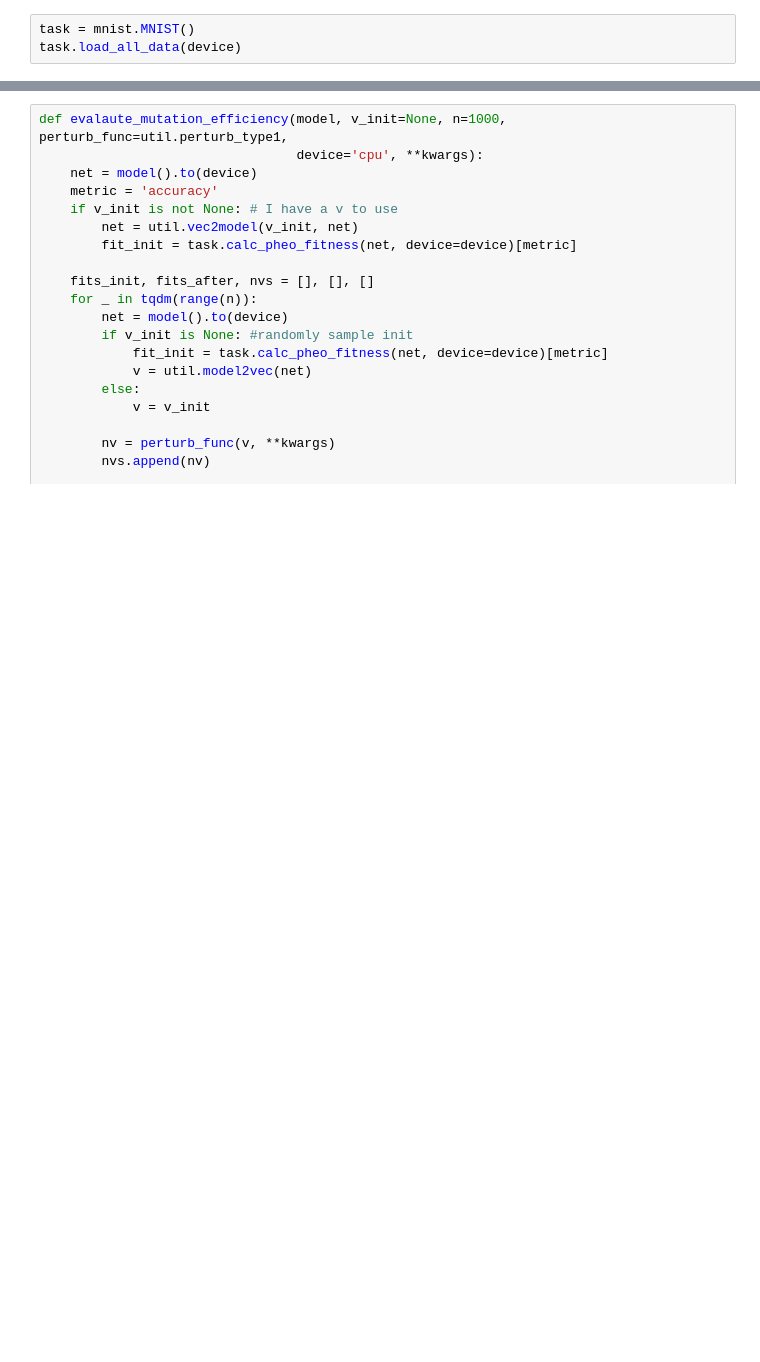
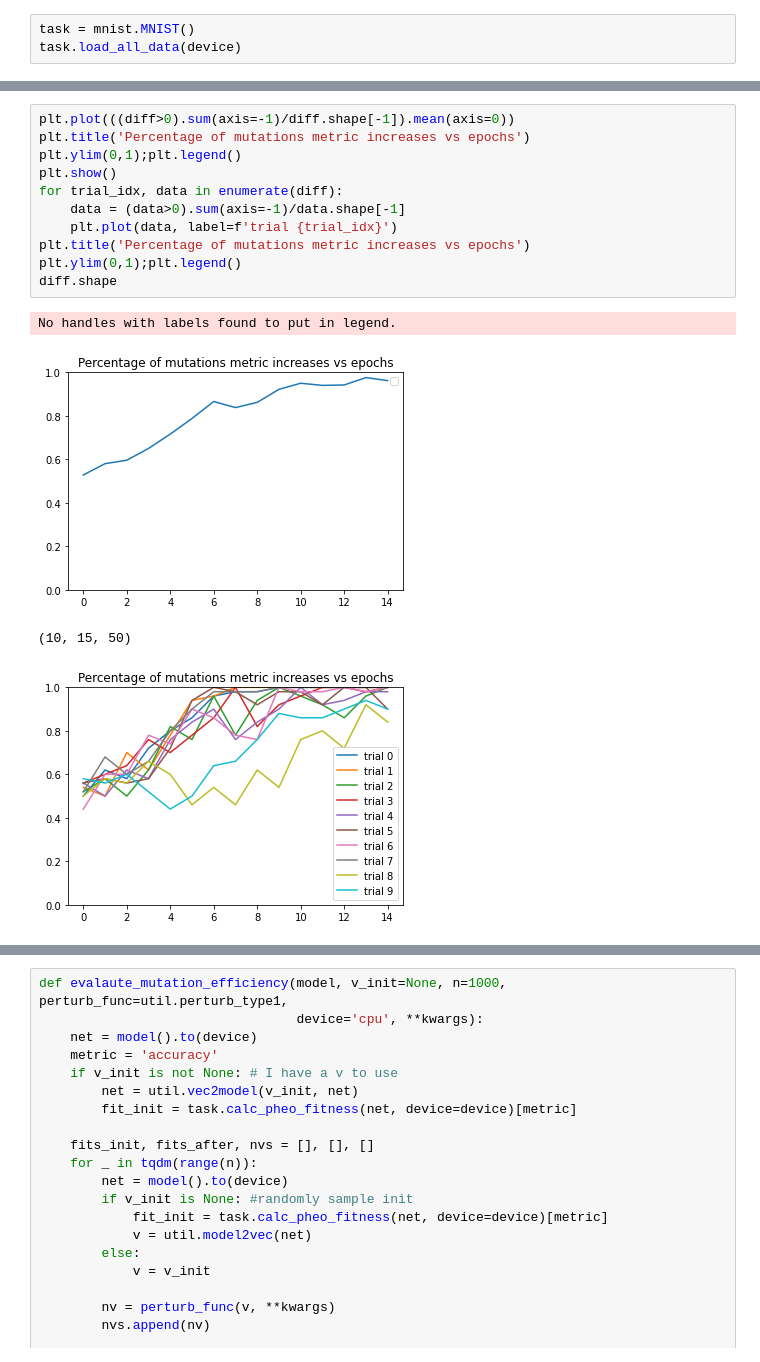
Before and after one commit to akarshkumar0101/evolved-neuroevolution, a Jupyter notebook: mutation_experiment.ipynb, the cells around one changed output, grey strips where cells are left out. Cells and saved outputs as stored; diff of their text form; blank space fills up the shorter version.

Commit message:
science: mutation experiment

```diff
--- a/mutation_experiment.ipynb
+++ b/mutation_experiment.ipynb
@@ -32,0 +68,16 @@ task.load_all_data(device)
+# %%
+plt.plot(((diff>0).sum(axis=-1)/diff.shape[-1]).mean(axis=0))
+plt.title('Percentage of mutations metric increases vs epochs')
+plt.ylim(0,1);plt.legend()
+plt.show()
+for trial_idx, data in enumerate(diff):
+    data = (data>0).sum(axis=-1)/data.shape[-1]
+    plt.plot(data, label=f'trial {trial_idx}')
+plt.title('Percentage of mutations metric increases vs epochs')
+plt.ylim(0,1);plt.legend()
+diff.shape
+# %% [output]
+No handles with labels found to put in legend.
+[figure, added]
+(10, 15, 50)
+[figure, added]
```
Also changed, not shown: parts of 6 cells of this notebook.
